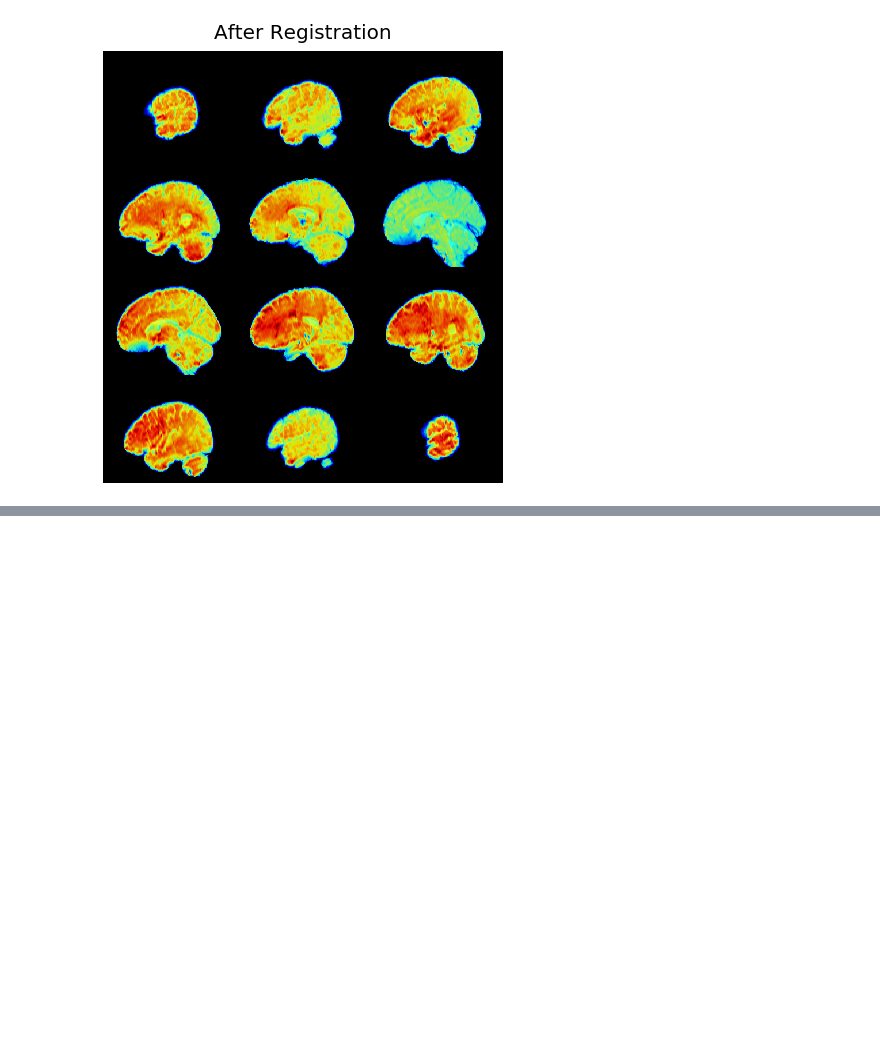
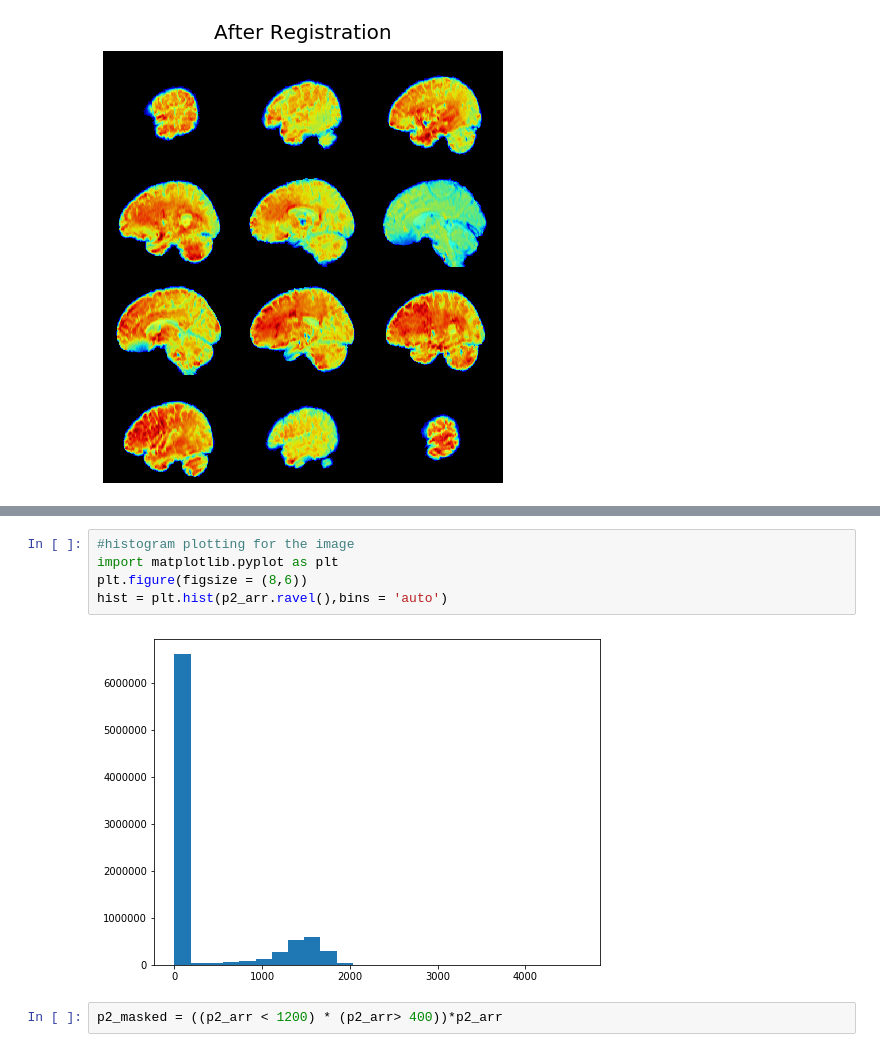
Before and after one commit to ZAKAUDD/pfca, a Jupyter notebook: processing_algorithm.ipynb, the cells around one changed output, grey strips where cells are left out. Saved outputs shown, nothing was run; the diff lists cells and outputs as text; blank space fills up the shorter version.

```diff
--- a/processing_algorithm.ipynb
+++ b/processing_algorithm.ipynb
@@ -148,0 +205,9 @@ p2_mni.plot()
+# %%
+#histogram plotting for the image
+import matplotlib.pyplot as plt
+plt.figure(figsize = (8,6))
+hist = plt.hist(p2_arr.ravel(),bins = 'auto')
+# %% [output]
+[figure, added]
+# %%
+p2_masked = ((p2_arr < 1200) * (p2_arr> 400))*p2_arr
```
Also changed, not shown: parts of 14 cells of this notebook.
